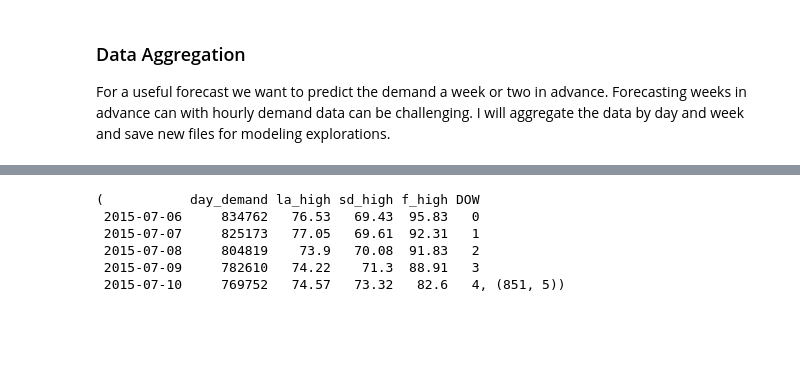
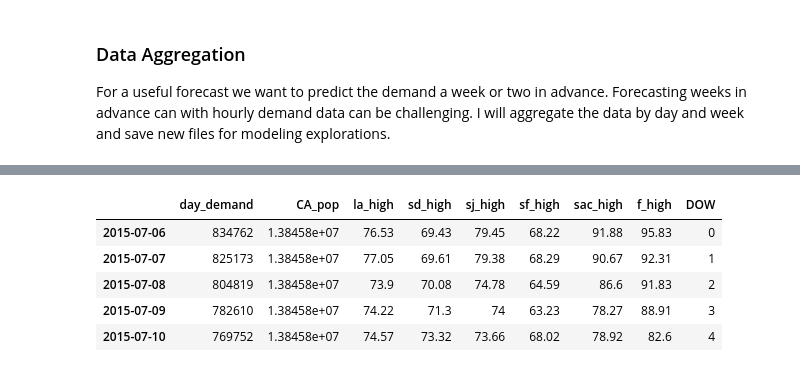
Before and after one commit to Merkeley/EnergyDemandForecast, a Jupyter notebook: Notebooks/EF_EDA2.ipynb, the cells around one changed output, grey strips where cells are left out. Cells and saved outputs as stored; diff of their text form; code cells hidden in the pictures; blank space fills up the shorter version.

```diff
--- a/Notebooks/EF_EDA2.ipynb
+++ b/Notebooks/EF_EDA2.ipynb
@@ -310,12 +387,14 @@ for row in X_train.index :
+# %%
+X_by_day = agg_daily(X_train)
 # %%
-X_by_day.head(), X_by_day.shape
+X_by_day.head()
 # %% [output]
-(           day_demand la_high sd_high f_high DOW
- 2015-07-06     834762   76.53   69.43  95.83   0
- 2015-07-07     825173   77.05   69.61  92.31   1
- 2015-07-08     804819    73.9   70.08  91.83   2
- 2015-07-09     782610   74.22    71.3  88.91   3
- 2015-07-10     769752   74.57   73.32   82.6   4, (851, 5))
+|  | day_demand | CA_pop | la_high | sd_high | sj_high | sf_high | sac_high | f_high | DOW |
+| 2015-07-06 | 834762 | 1.38458e+07 | 76.53 | 69.43 | 79.45 | 68.22 | 91.88 | 95.83 | 0 |
+| 2015-07-07 | 825173 | 1.38458e+07 | 77.05 | 69.61 | 79.38 | 68.29 | 90.67 | 92.31 | 1 |
+| 2015-07-08 | 804819 | 1.38458e+07 | 73.9 | 70.08 | 74.78 | 64.59 | 86.6 | 91.83 | 2 |
+| 2015-07-09 | 782610 | 1.38458e+07 | 74.22 | 71.3 | 74 | 63.23 | 78.27 | 88.91 | 3 |
+| 2015-07-10 | 769752 | 1.38458e+07 | 74.57 | 73.32 | 73.66 | 68.02 | 78.92 | 82.6 | 4 |
 # %%
 X_by_day.to_csv('../data/big_demand_temp_train_by_day.csv')
 # %%
```
Also changed, not shown: parts of 18 cells of this notebook, 37 other files.
